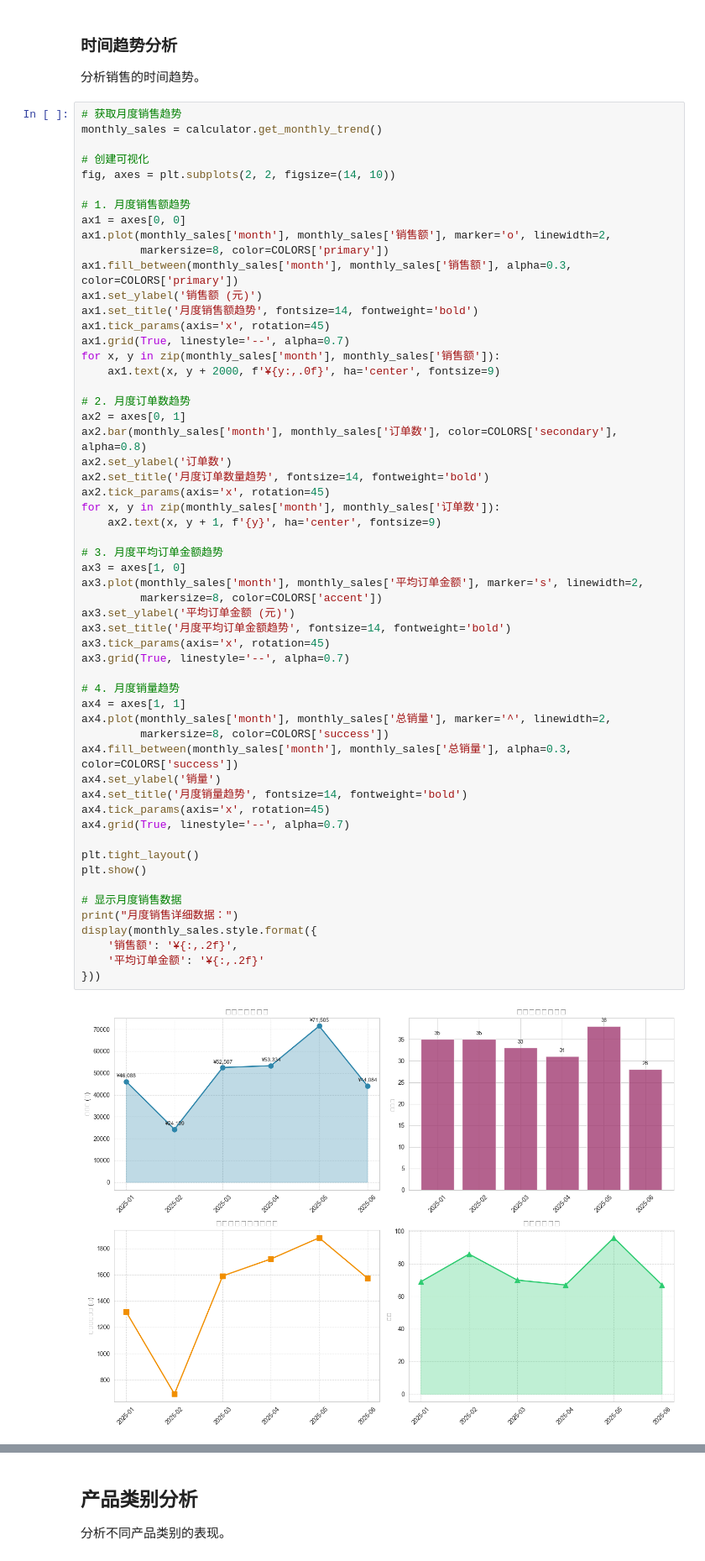
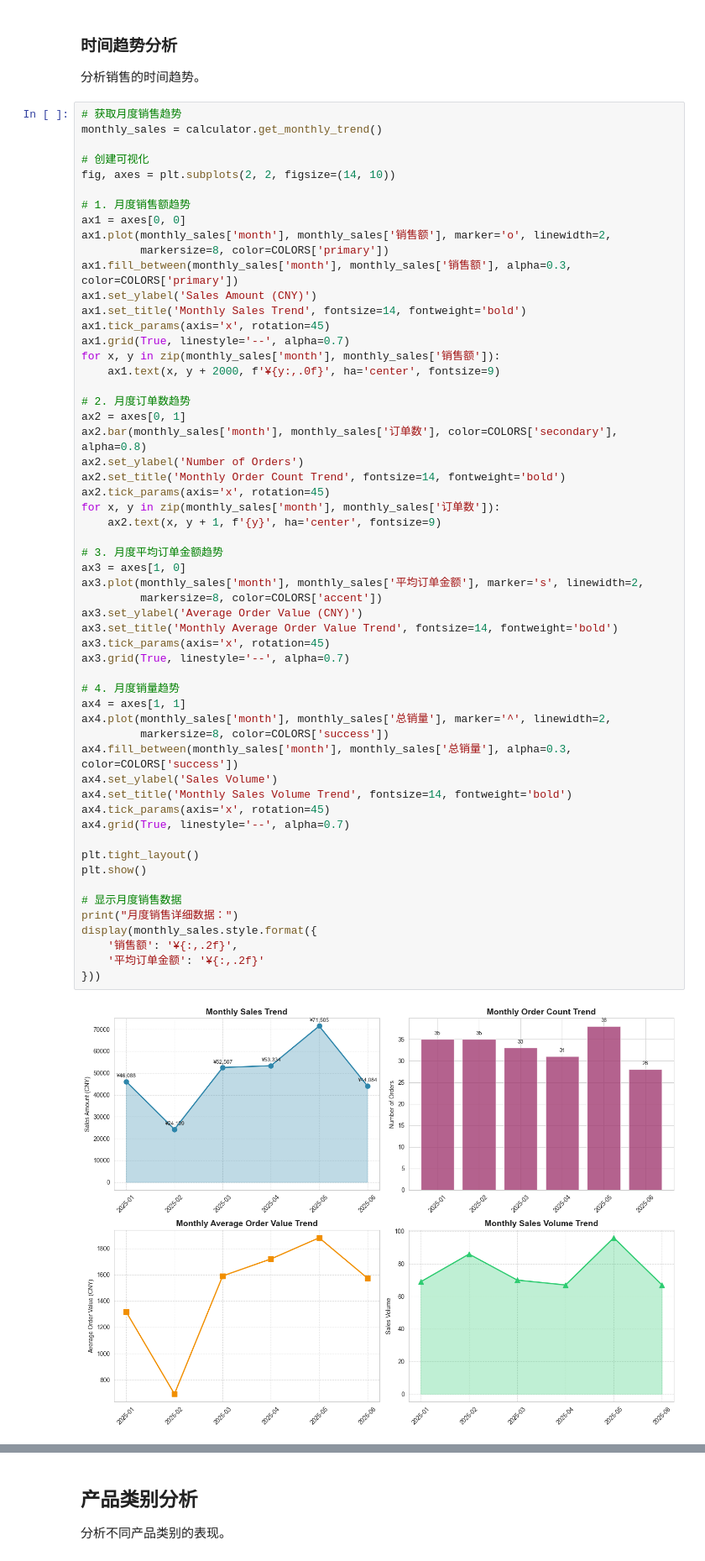
Before and after one commit to nfsp412/claude-code-project, a Jupyter notebook: sales_analysis/sales_analysis.ipynb, the cells around one changed output, grey strips where cells are left out. Shown at 84% size. Saved outputs shown, nothing was run; the diff lists cells and outputs as text.

```diff
--- a/sales_analysis/sales_analysis.ipynb
+++ b/sales_analysis/sales_analysis.ipynb
@@ -439,8 +403,8 @@ ax1 = axes[0, 0]
 ax1.plot(monthly_sales['month'], monthly_sales['销售额'], marker='o', linewidth=2,
          markersize=8, color=COLORS['primary'])
 ax1.fill_between(monthly_sales['month'], monthly_sales['销售额'], alpha=0.3, color=COLORS['primary'])
-ax1.set_ylabel('销售额 (元)')
-ax1.set_title('月度销售额趋势', fontsize=14, fontweight='bold')
+ax1.set_ylabel('Sales Amount (CNY)')
+ax1.set_title('Monthly Sales Trend', fontsize=14, fontweight='bold')
 ax1.tick_params(axis='x', rotation=45)
 ax1.grid(True, linestyle='--', alpha=0.7)
 for x, y in zip(monthly_sales['month'], monthly_sales['销售额']):
@@ -449,42 +413,42 @@ for x, y in zip(monthly_sales['month'], monthly_sales['销售额']):
 # 2. 月度订单数趋势
 ax2 = axes[0, 1]
 ax2.bar(monthly_sales['month'], monthly_sales['订单数'], color=COLORS['secondary'], alpha=0.8)
-ax2.set_ylabel('订单数')
-ax2.set_title('月度订单数量趋势', fontsize=14, fontweight='bold')
+ax2.set_ylabel('Number of Orders')
+ax2.set_title('Monthly Order Count Trend', fontsize=14, fontweight='bold')
 ax2.tick_params(axis='x', rotation=45)
 for x, y in zip(monthly_sales['month'], monthly_sales['订单数']):
     ax2.text(x, y + 1, f'{y}', ha='center', fontsize=9)
 
 # 3. 月度平均订单金额趋势
 ax3 = axes[1, 0]
 ax3.plot(monthly_sales['month'], monthly_sales['平均订单金额'], marker='s', linewidth=2,
          markersize=8, color=COLORS['accent'])
-ax3.set_ylabel('平均订单金额 (元)')
-ax3.set_title('月度平均订单金额趋势', fontsize=14, fontweight='bold')
+ax3.set_ylabel('Average Order Value (CNY)')
+ax3.set_title('Monthly Average Order Value Trend', fontsize=14, fontweight='bold')
 ax3.tick_params(axis='x', rotation=45)
 ax3.grid(True, linestyle='--', alpha=0.7)
 
 # 4. 月度销量趋势
 ax4 = axes[1, 1]
 ax4.plot(monthly_sales['month'], monthly_sales['总销量'], marker='^', linewidth=2,
          markersize=8, color=COLORS['success'])
 ax4.fill_between(monthly_sales['month'], monthly_sales['总销量'], alpha=0.3, color=COLORS['success'])
-ax4.set_ylabel('销量')
-ax4.set_title('月度销量趋势', fontsize=14, fontweight='bold')
+ax4.set_ylabel('Sales Volume')
+ax4.set_title('Monthly Sales Volume Trend', fontsize=14, fontweight='bold')
 ax4.tick_params(axis='x', rotation=45)
 ax4.grid(True, linestyle='--', alpha=0.7)
 
 plt.tight_layout()
 plt.show()
 
 # 显示月度销售数据
 print("月度销售详细数据：")
 display(monthly_sales.style.format({
     '销售额': '¥{:,.2f}',
     '平均订单金额': '¥{:,.2f}'
 }))
 # %% [output]
-[figure, old version]
+[figure, new version]
 月度销售详细数据：
 |  | month | 销售额 | 平均订单金额 | 订单数 | 总销量 |
 | 0 | 2025-01 | ¥46,088.45 | ¥1,316.81 | 35 | 69 |
```
Also changed, not shown: parts of 5 cells of this notebook, 9 other files.
